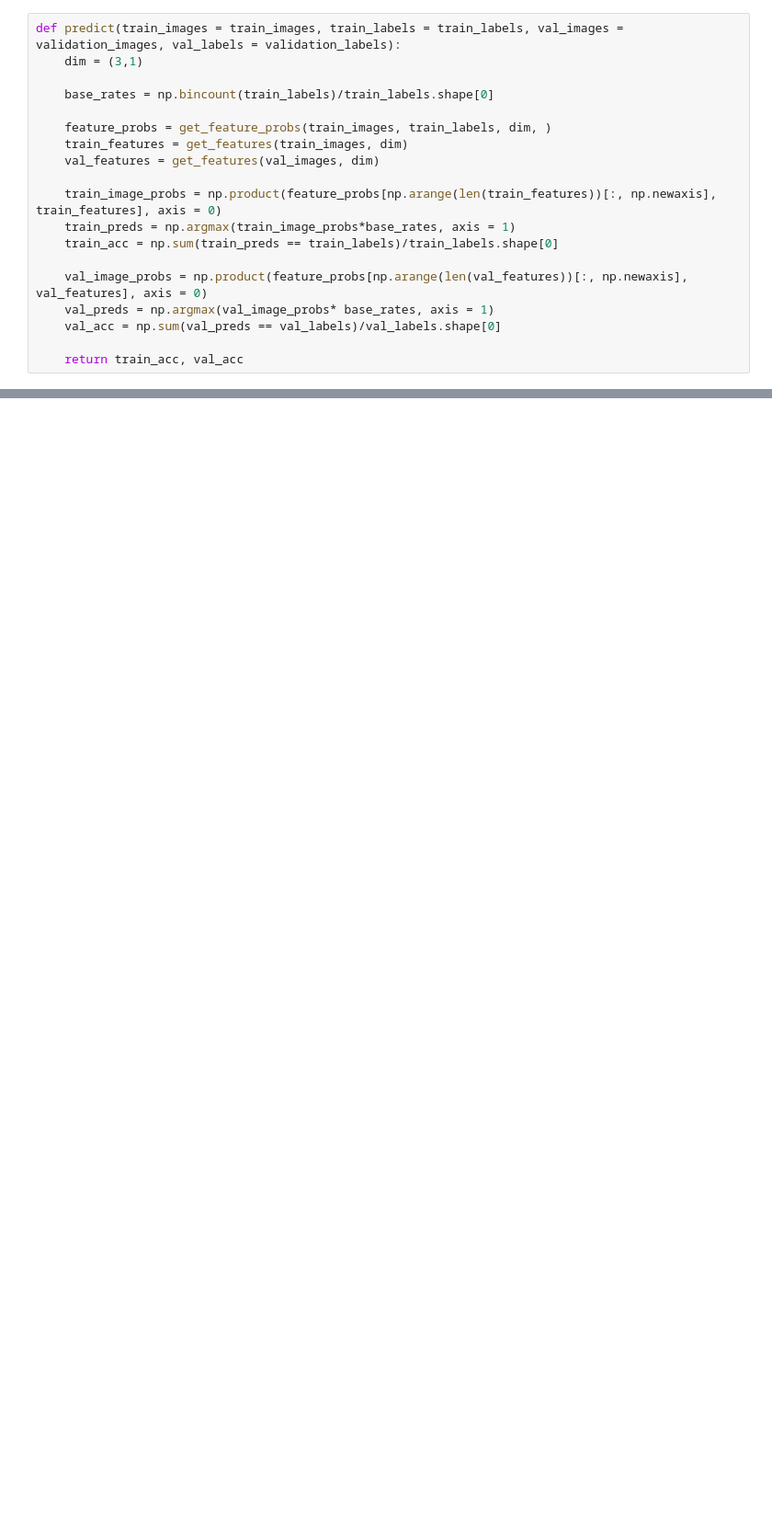
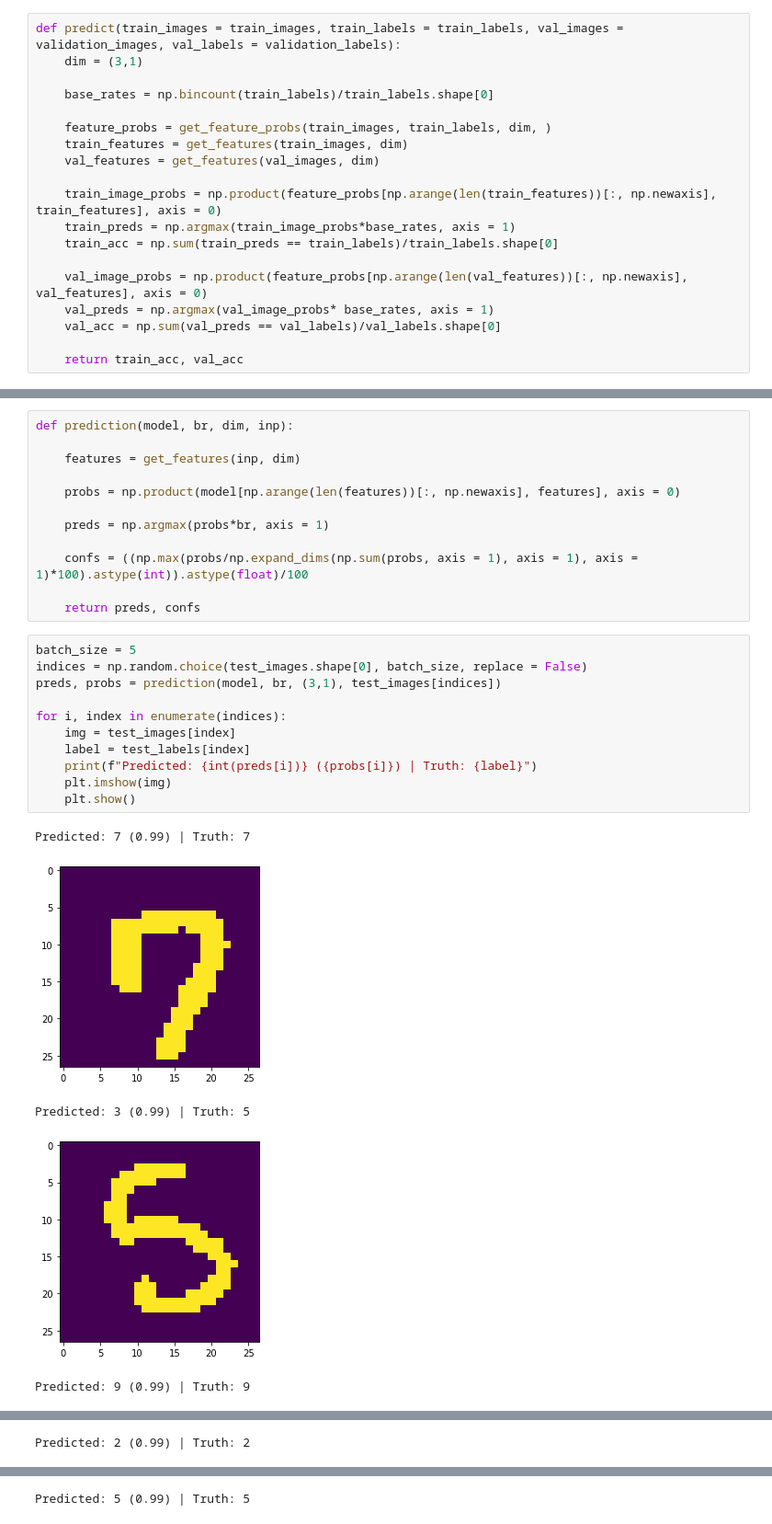
Before and after one commit to DuncanJWood/AI_face_and_digit_classification, a Jupyter notebook: NBC_Digits.ipynb, the cells around one changed output, grey strips where cells are left out. Shown at 92% size. Cells and saved outputs as stored; diff of their text form; blank space fills up the shorter version.

Commit message:
NBC predictions

```diff
--- a/NBC_Digits.ipynb
+++ b/NBC_Digits.ipynb
@@ -203,0 +209,29 @@ plt.legend()
+# %%
+def prediction(model, br, dim, inp):
+
+    features = get_features(inp, dim)
+
+    probs = np.product(model[np.arange(len(features))[:, np.newaxis], features], axis = 0)
+
+    preds = np.argmax(probs*br, axis = 1)
+
+    confs = ((np.max(probs/np.expand_dims(np.sum(probs, axis = 1), axis = 1), axis = 1)*100).astype(int)).astype(float)/100
+
+    return preds, confs
+# %%
+batch_size = 5
+indices = np.random.choice(test_images.shape[0], batch_size, replace = False)
+preds, probs = prediction(model, br, (3,1), test_images[indices])
+
+for i, index in enumerate(indices):
+    img = test_images[index]
+    label = test_labels[index]
+    print(f"Predicted: {int(preds[i])} ({probs[i]}) | Truth: {label}")
+    plt.imshow(img)
+    plt.show()
+# %% [output]
+Predicted: 7 (0.99) | Truth: 7
+[figure, added]
+Predicted: 3 (0.99) | Truth: 5
+[figure, added]
+Predicted: 9 (0.99) | Truth: 9
@@ -203,0 +239 @@ plt.legend()
+Predicted: 2 (0.99) | Truth: 2
@@ -203,0 +241 @@ plt.legend()
+Predicted: 5 (0.99) | Truth: 5
```
Also changed, not shown: parts of 7 cells of this notebook, 1 other file.
